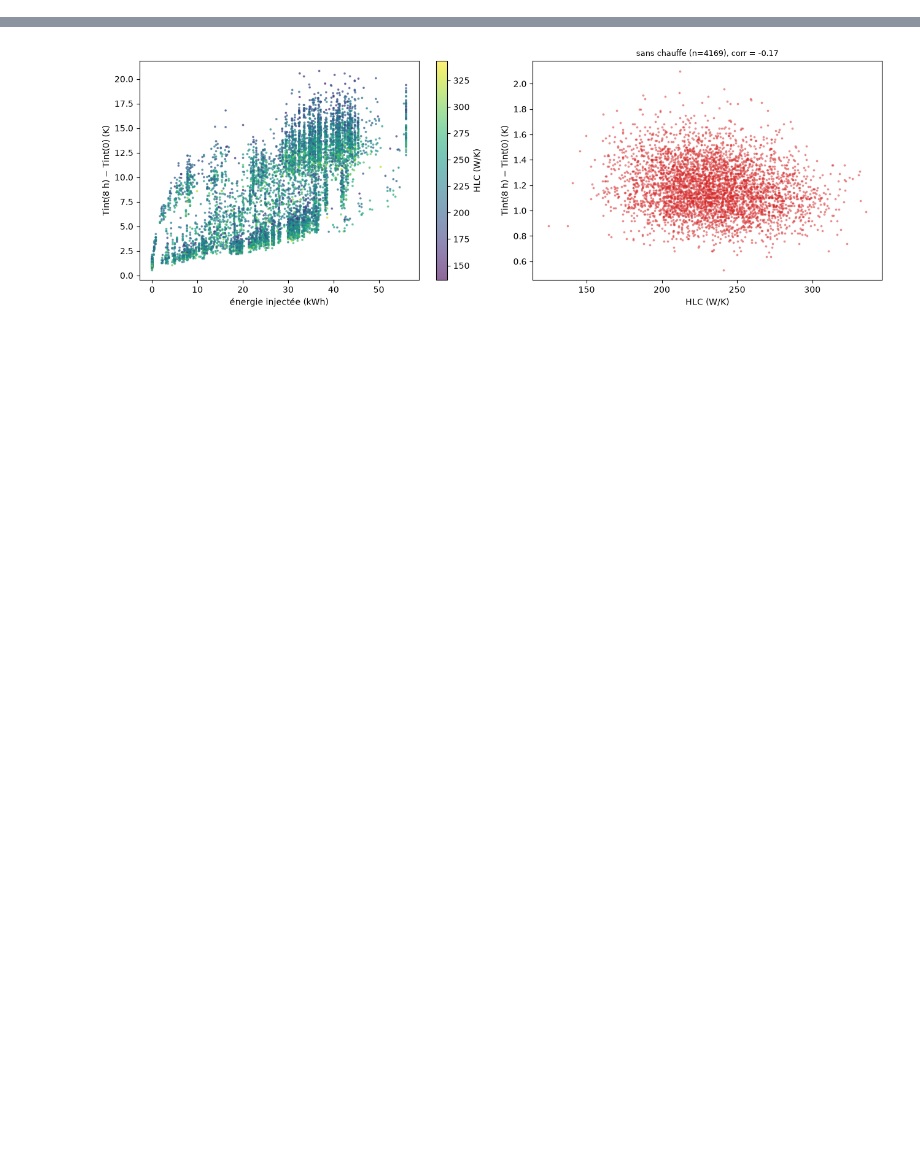
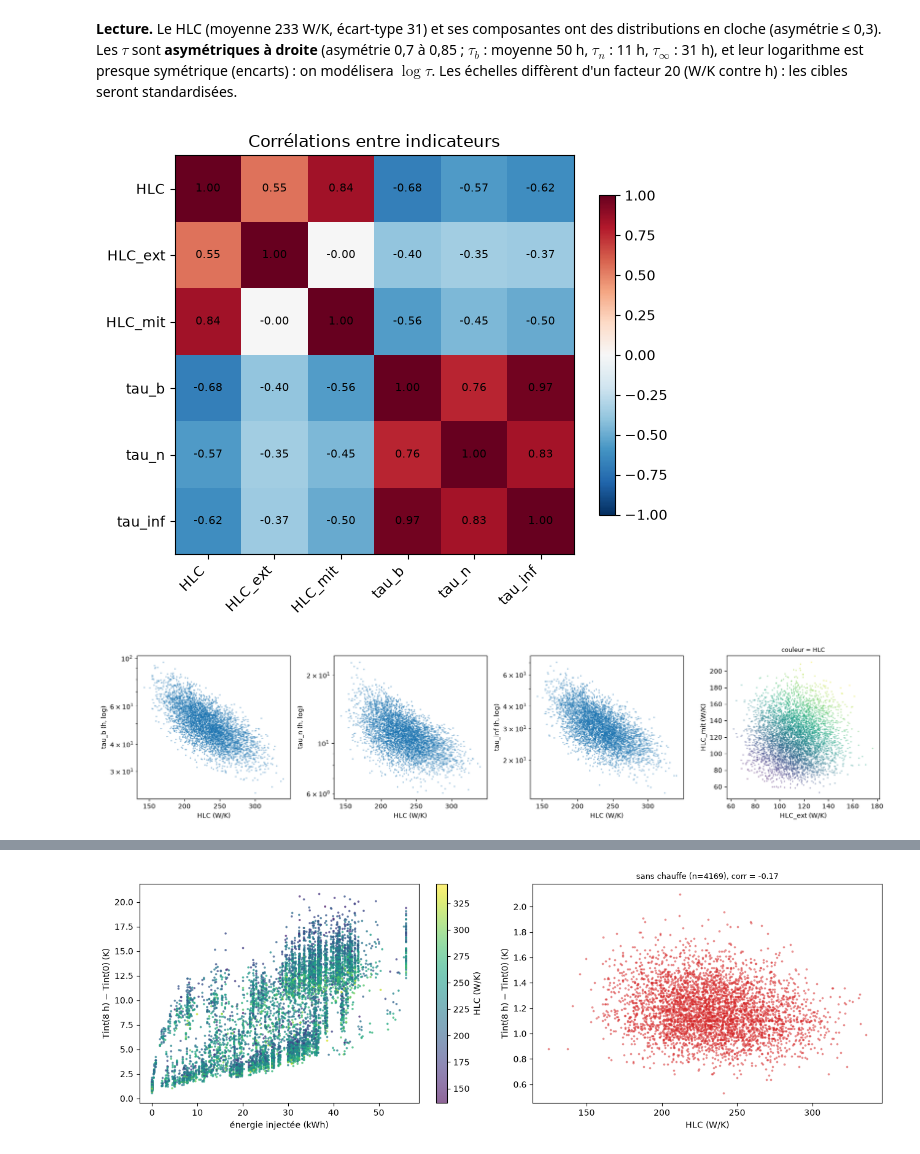
Before and after one commit to Fareshd049/coenergy-assessment, a Jupyter notebook: notebooks/report.ipynb, the cells around one changed output, grey strips where cells are left out. Drawn from its saved outputs; the diff is of its cells as text; code cells hidden in the pictures; blank space fills up the shorter version.

```diff
--- a/notebooks/report.ipynb
+++ b/notebooks/report.ipynb
@@ -200,0 +169,8 @@ Conséquence importante : **environ 8,3 % des simulations ne chauffent jamais**.
+# %% [markdown]
+**Lecture.** Le HLC (moyenne 233 W/K, écart-type 31) et ses composantes ont des distributions en cloche (asymétrie ≤ 0,3). Les $\tau$ sont **asymétriques à droite** (asymétrie 0,7 à 0,85 ; $\tau_b$ : moyenne 50 h, $\tau_n$ : 11 h, $\tau_\infty$ : 31 h), et leur logarithme est presque symétrique (encarts) : on modélisera $\log\tau$. Les échelles diffèrent d'un facteur 20 (W/K contre h) : les cibles seront standardisées.
+# %%
+plot_correlation(Y)
+plot_physical_relations(Y);
+# %% [output]
+[figure, added]
+[figure, added]
```
Also changed, not shown: parts of 118 cells of this notebook, 8 other files.
